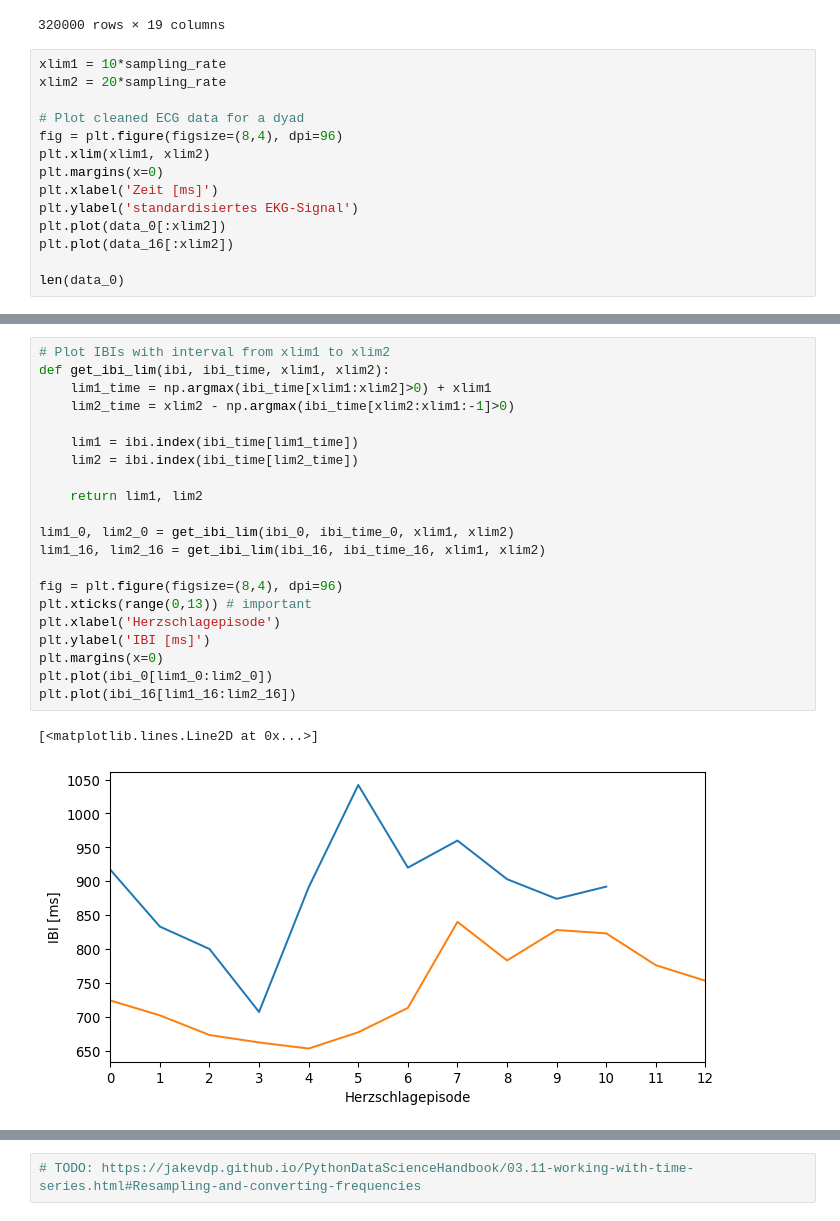
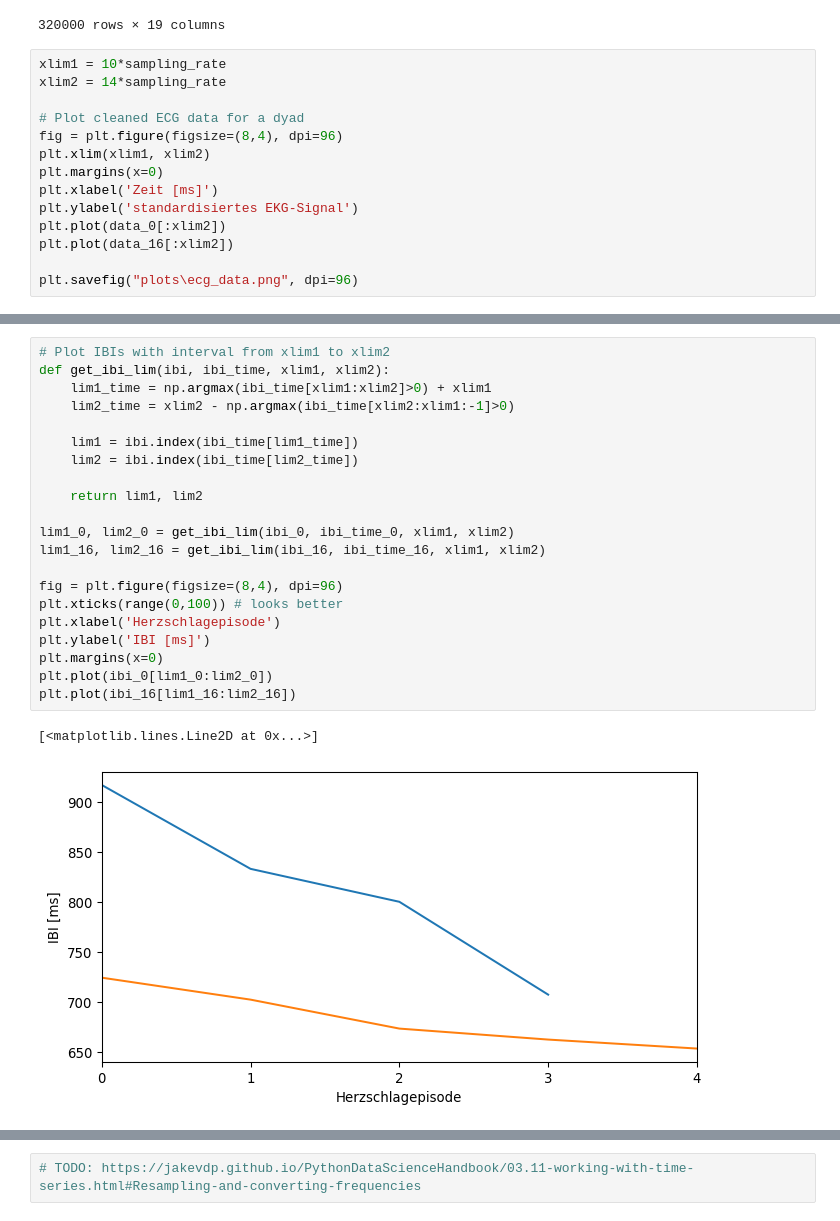
Before and after one commit to visserle/two-hearts, a Jupyter notebook: plots.ipynb, the cells around one changed output, grey strips where cells are left out. Cells and saved outputs as stored; diff of their text form.

```diff
--- a/plots.ipynb
+++ b/plots.ipynb
@@ -43,7 +43,7 @@ ecg_0
 320000 rows × 19 columns
 # %%
 xlim1 = 10*sampling_rate
-xlim2 = 20*sampling_rate
+xlim2 = 14*sampling_rate
 
 # Plot cleaned ECG data for a dyad
 fig = plt.figure(figsize=(8,4), dpi=96)
@@ -54,5 +54,5 @@ plt.ylabel('standardisiertes EKG-Signal')
 plt.plot(data_0[:xlim2])
 plt.plot(data_16[:xlim2])
 
-len(data_0)
+plt.savefig("plots\ecg_data.png", dpi=96)
 # %% [output]
@@ -133,24 +132,24 @@ print(len(ibi_0),len(ibi_time_0))
 # %%
 # Plot IBIs with interval from xlim1 to xlim2
 def get_ibi_lim(ibi, ibi_time, xlim1, xlim2):
     lim1_time = np.argmax(ibi_time[xlim1:xlim2]>0) + xlim1
     lim2_time = xlim2 - np.argmax(ibi_time[xlim2:xlim1:-1]>0)
 
     lim1 = ibi.index(ibi_time[lim1_time])
     lim2 = ibi.index(ibi_time[lim2_time])
 
     return lim1, lim2
 
 lim1_0, lim2_0 = get_ibi_lim(ibi_0, ibi_time_0, xlim1, xlim2)
 lim1_16, lim2_16 = get_ibi_lim(ibi_16, ibi_time_16, xlim1, xlim2)
 
 fig = plt.figure(figsize=(8,4), dpi=96)
-plt.xticks(range(0,13)) # important
+plt.xticks(range(0,100)) # looks better
 plt.xlabel('Herzschlagepisode')
 plt.ylabel('IBI [ms]')
 plt.margins(x=0)
 plt.plot(ibi_0[lim1_0:lim2_0])
 plt.plot(ibi_16[lim1_16:lim2_16])
 # %% [output]
 [<matplotlib.lines.Line2D at 0x...>]
-[figure, old version]
+[figure, new version]
```
Also changed, not shown: parts of 10 cells of this notebook.
